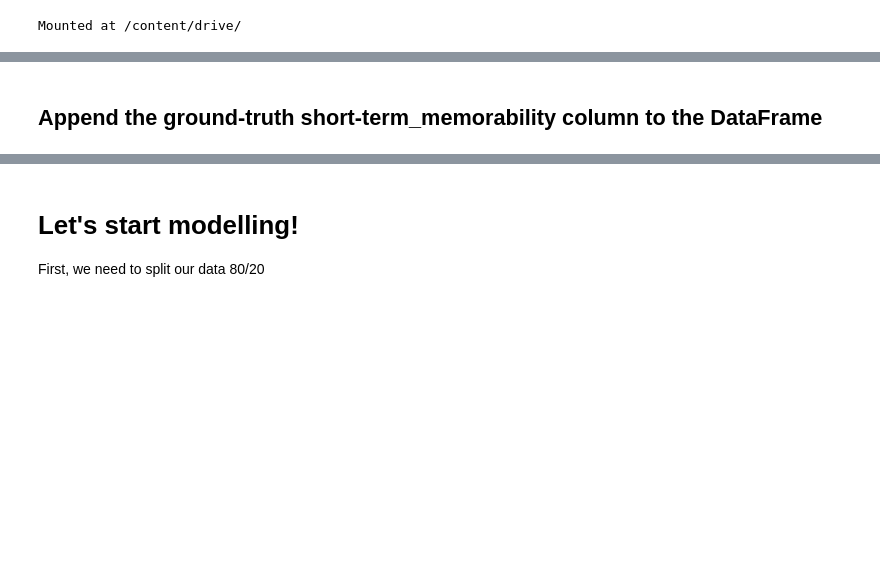
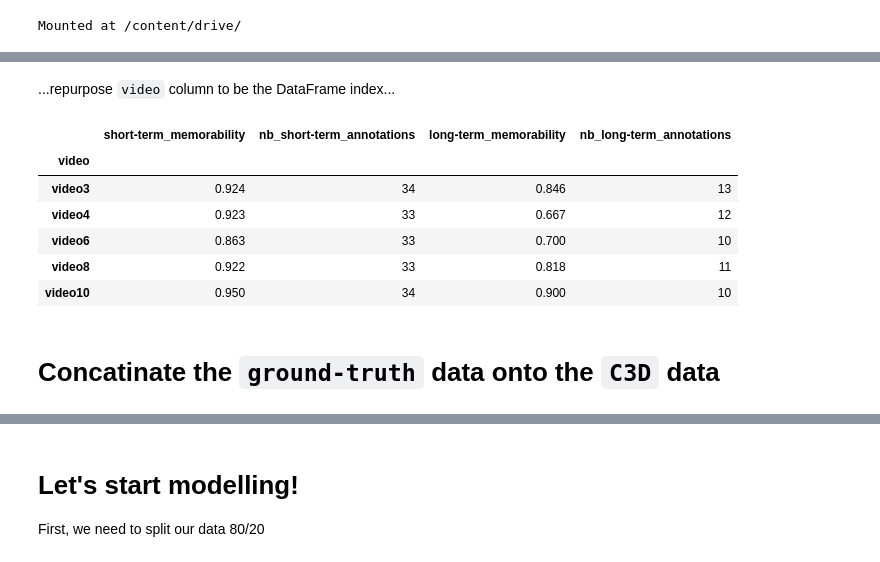
Before and after one commit to fergal303/fergal303, a Jupyter notebook: DaProjcet.ipynb, the cells around one changed output, grey strips where cells are left out. Drawn from its saved outputs; the diff is of its cells as text; code cells hidden in the pictures; blank space fills up the shorter version.

```diff
--- a/DaProjcet.ipynb
+++ b/DaProjcet.ipynb
@@ -78,10 +86,20 @@ Name: video6632, dtype: float64
+# %% [markdown]
+...repurpose `video` column to be the DataFrame index...
 # %%
 g.set_index('video', inplace=True)
 g.index = g.index.str.replace('.webm', '')
-#print(g.head())
+g.head()
 #d=d.drop(index='count')
+# %% [output]
+|  | short-term_memorability | nb_short-term_annotations | long-term_memorability | nb_long-term_annotations |
+| video |  |  |  |  |
+| video3 | 0.924 | 34 | 0.846 | 13 |
+| video4 | 0.923 | 33 | 0.667 | 12 |
+| video6 | 0.863 | 33 | 0.700 | 10 |
+| video8 | 0.922 | 33 | 0.818 | 11 |
+| video10 | 0.950 | 34 | 0.900 | 10 |
 # %% [markdown]
-## Append the ground-truth short-term_memorability column to the DataFrame
+# Concatinate the `ground-truth` data onto the `C3D` data
 # %%
 h = pd.concat([f, g.reindex(f.index)], axis=1)
 h.head()
```
Also changed, not shown: parts of 13 cells of this notebook.
